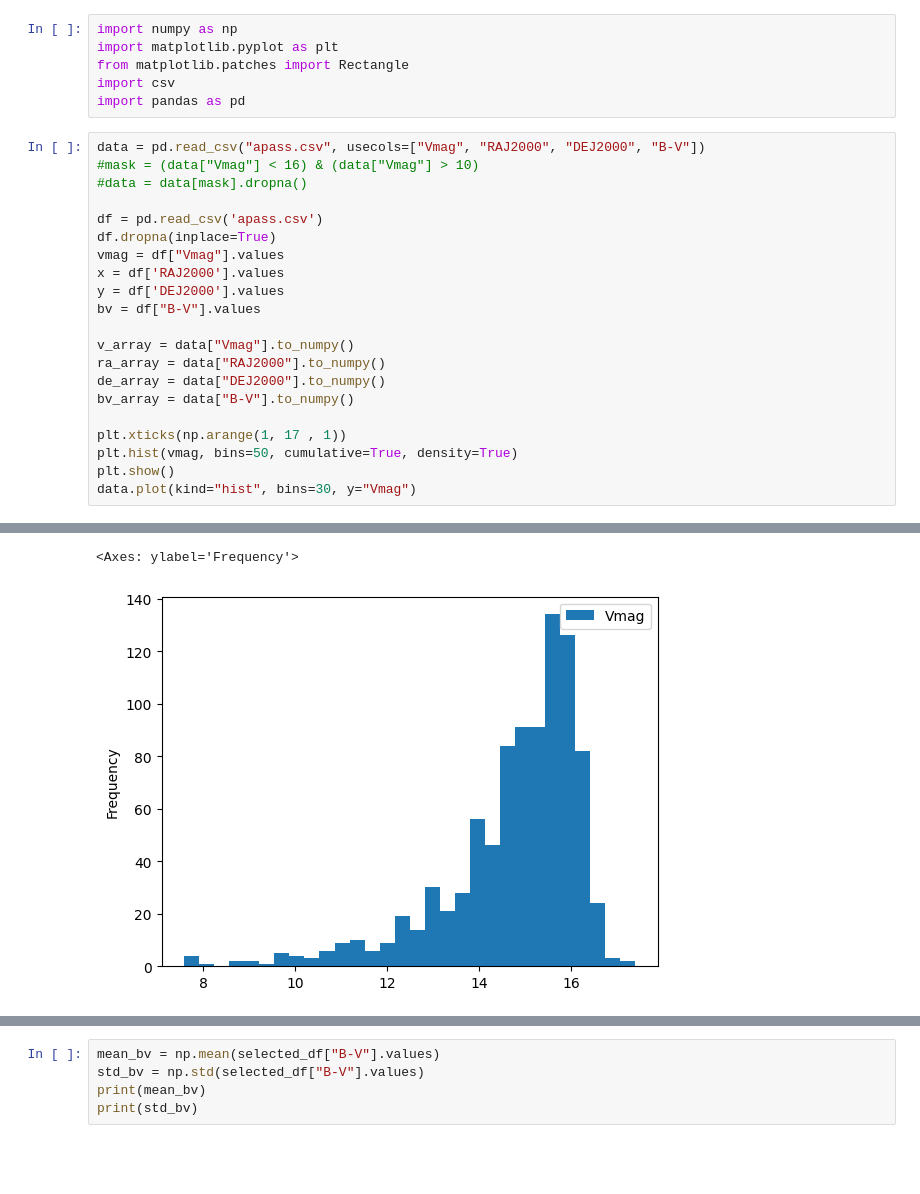
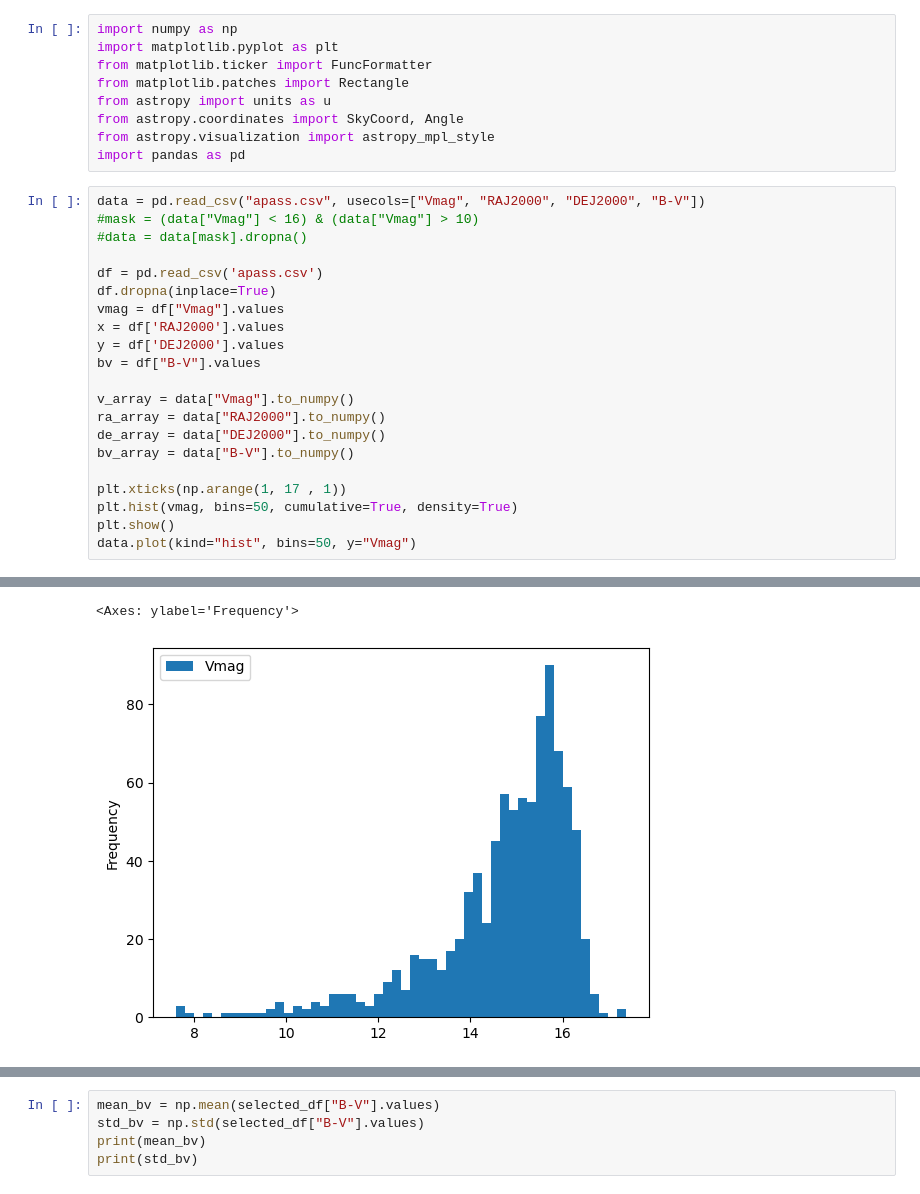
Before and after one commit to eiseleb47/ism_course, a Jupyter notebook: part3/part3.ipynb, the cells around one changed output, grey strips where cells are left out. Drawn from its saved outputs; the diff is of its cells as text; blank space fills up the shorter version.

```diff
--- a/part3/part3.ipynb
+++ b/part3/part3.ipynb
@@ -1,34 +1,37 @@
 # %%
 import numpy as np
 import matplotlib.pyplot as plt
+from matplotlib.ticker import FuncFormatter
 from matplotlib.patches import Rectangle
-import csv
+from astropy import units as u
+from astropy.coordinates import SkyCoord, Angle
+from astropy.visualization import astropy_mpl_style
 import pandas as pd
 # %%
 data = pd.read_csv("apass.csv", usecols=["Vmag", "RAJ2000", "DEJ2000", "B-V"])
 #mask = (data["Vmag"] < 16) & (data["Vmag"] > 10)
 #data = data[mask].dropna()
 
 df = pd.read_csv('apass.csv')
 df.dropna(inplace=True)
 vmag = df["Vmag"].values
 x = df['RAJ2000'].values
 y = df['DEJ2000'].values
 bv = df["B-V"].values
 
 v_array = data["Vmag"].to_numpy()
 ra_array = data["RAJ2000"].to_numpy()
 de_array = data["DEJ2000"].to_numpy()
 bv_array = data["B-V"].to_numpy()
 
 plt.xticks(np.arange(1, 17 , 1))
 plt.hist(vmag, bins=50, cumulative=True, density=True)
 plt.show()
-data.plot(kind="hist", bins=30, y="Vmag")
+data.plot(kind="hist", bins=50, y="Vmag")
 # %% [output]
 [figure]
 <Axes: ylabel='Frequency'>
-[figure, old version]
+[figure, new version]
 # %%
 #data.dropna()
 #data.plot(kind="scatter", x="RAJ2000", y="DEJ2000", colorbar=True, c=("B-V"))
```
Also changed, not shown: parts of 3 cells of this notebook, 5 other files.
